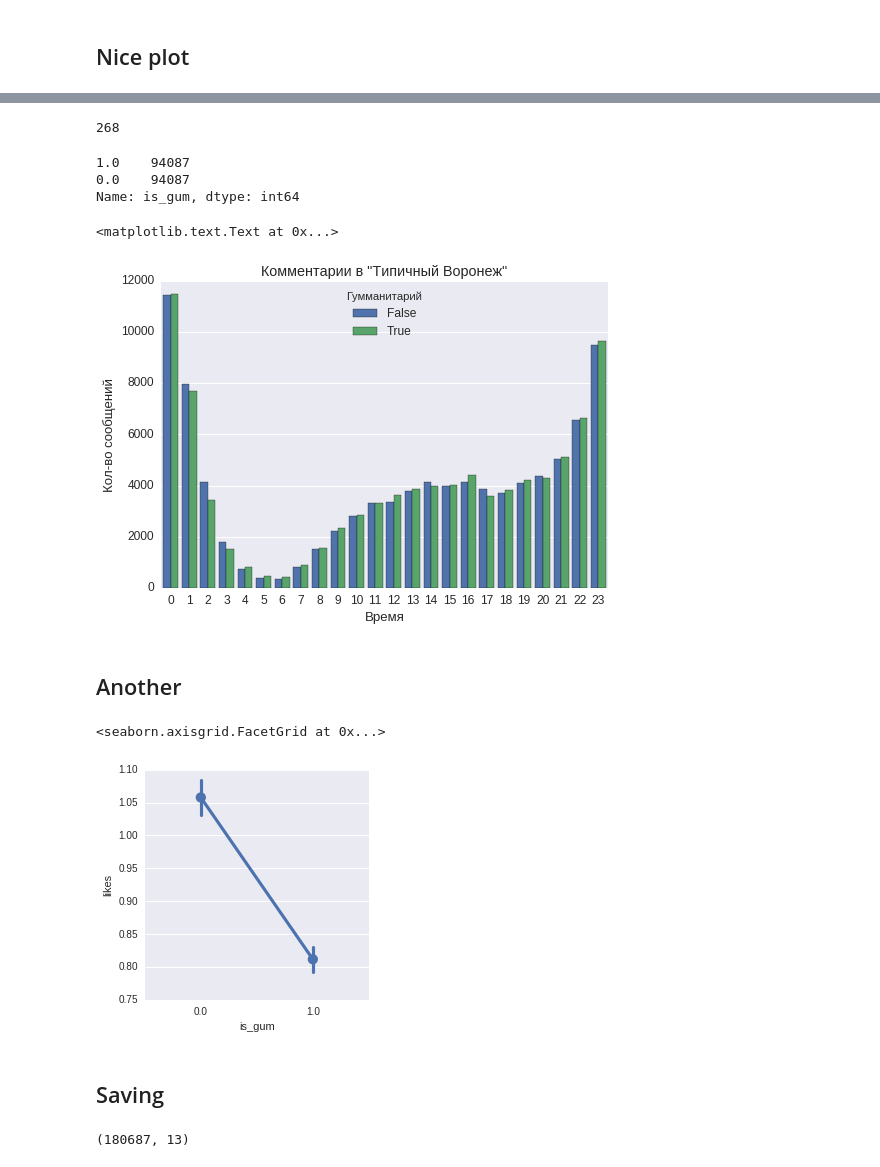
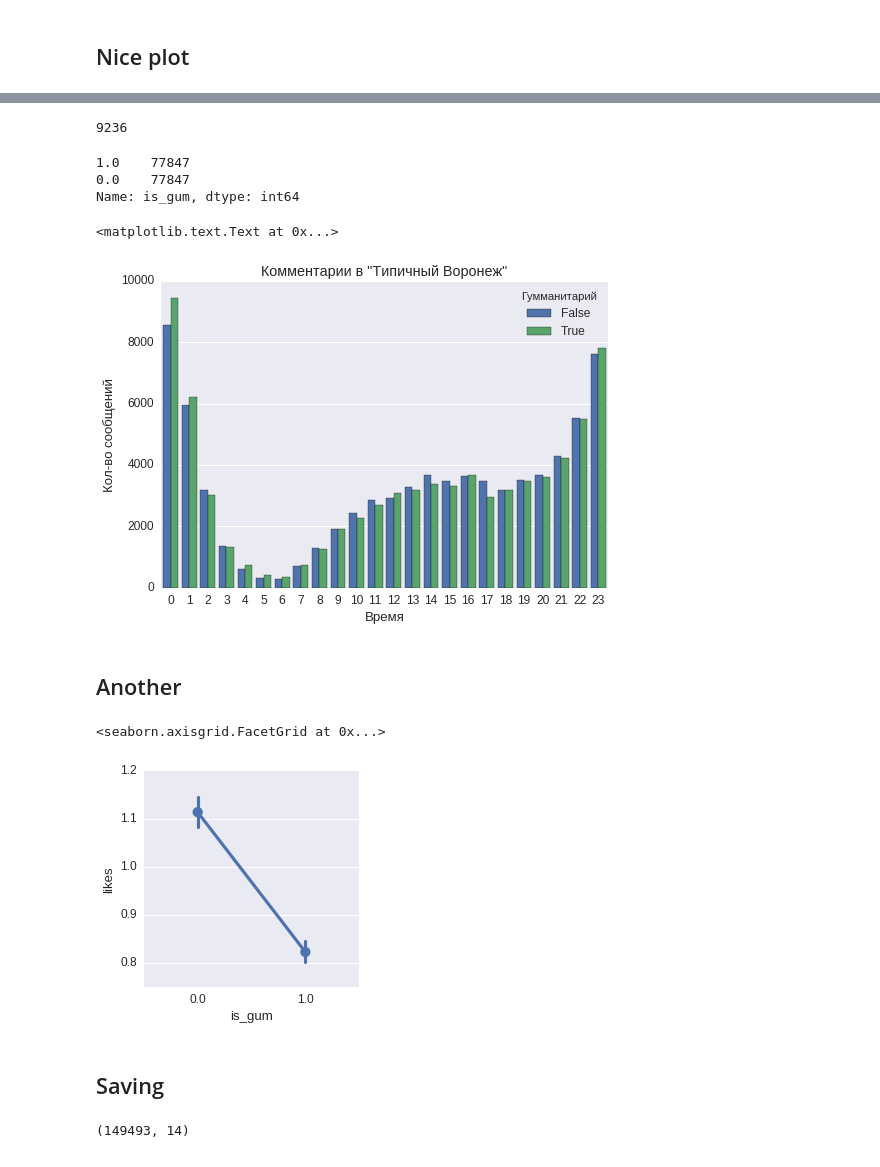
Before and after one commit to EvgenyKashin/CommentsAnalysis, a Jupyter notebook: analysis.ipynb, the cells around one changed output, grey strips where cells are left out. Cells and saved outputs as stored; diff of their text form; code cells hidden in the pictures.

```diff
--- a/analysis.ipynb
+++ b/analysis.ipynb
@@ -487,17 +483,17 @@ merged_vc
 Name: is_gum, dtype: int64
 # %%
-delta = merged_vc[0] - merged_vc[1]
+delta = merged_vc[1] - merged_vc[0]
 delta
 # %% [output]
-268
+9236
 # %%
-index_to_del = np.random.choice(comments_merged[comments_merged.is_gum == 0].index, delta, replace=False)
+index_to_del = np.random.choice(comments_merged[comments_merged.is_gum == 1].index, delta, replace=False)
 # %%
 merged_ = comments_merged.drop(index_to_del)
 merged_.is_gum.value_counts()
 # %% [output]
-1.0    94087
-0.0    94087
+1.0    77847
+0.0    77847
 Name: is_gum, dtype: int64
 # %%
 %matplotlib inline
@@ -509,20 +505,20 @@ g.set_xlabel('Время')
 plt.title('Комментарии в "Типичный Воронеж"')
 # %% [output]
 <matplotlib.text.Text at 0x...>
-[figure, old version]
+[figure, new version]
 # %% [markdown]
 ## Another
 # %%
-sns.factorplot(x='is_gum', y='likes', data=comments_merged)
+sns.factorplot(x='is_gum', y='likes', data=merged_)
 # %% [output]
 <seaborn.axisgrid.FacetGrid at 0x...>
-[figure, old version]
+[figure, new version]
 # %% [markdown]
 ## Saving
 # %%
-index_to_del = comments_merged[comments_merged.text == ''].index
-comments_merged.drop(index_to_del, inplace=True)
-comments_merged.shape
+index_to_del = merged_[merged_.text == ''].index
+merged_.drop(index_to_del, inplace=True)
+merged_.shape
 # %% [output]
-(180687, 13)
+(149493, 14)
 # %%
```
Also changed, not shown: parts of 40 cells of this notebook, 9 other files.
